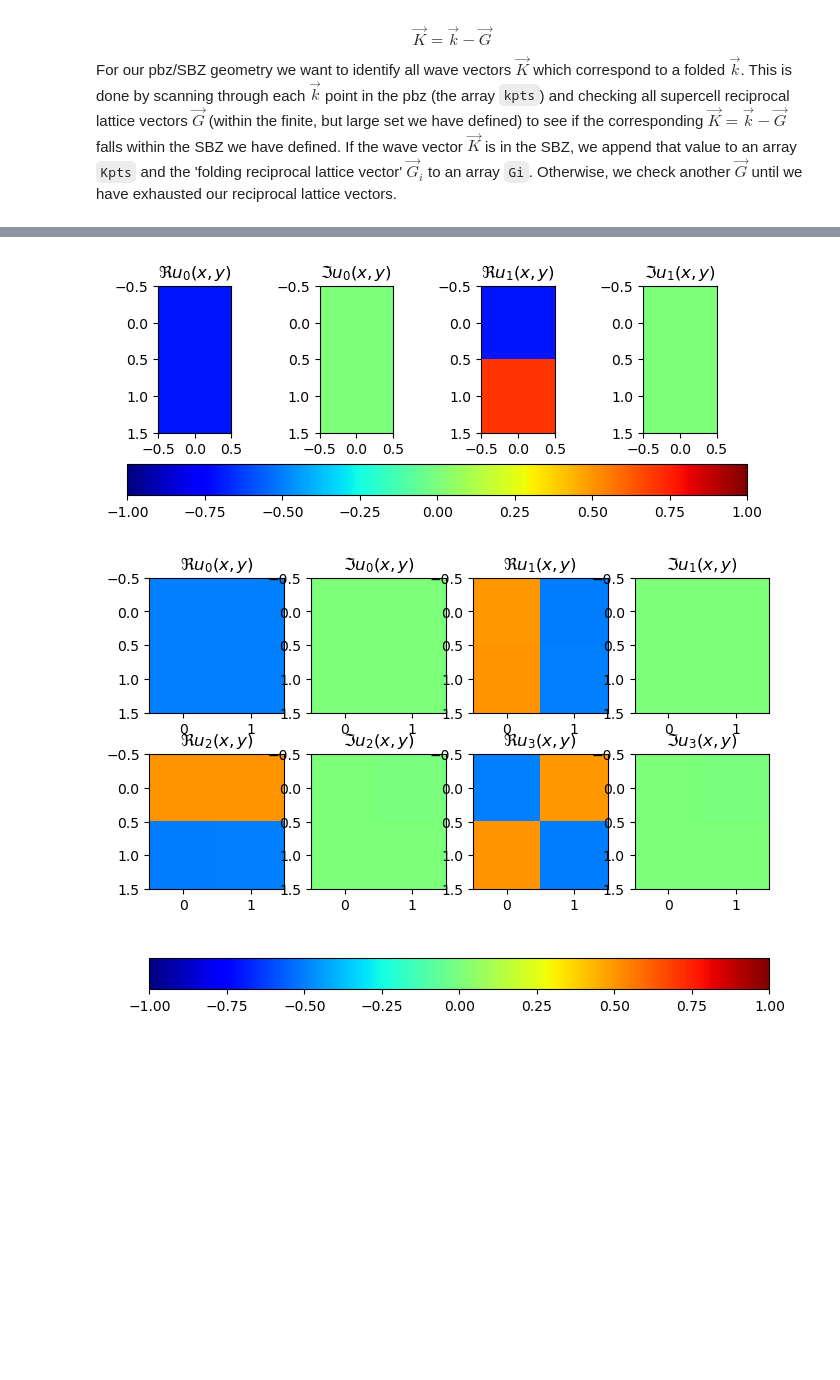
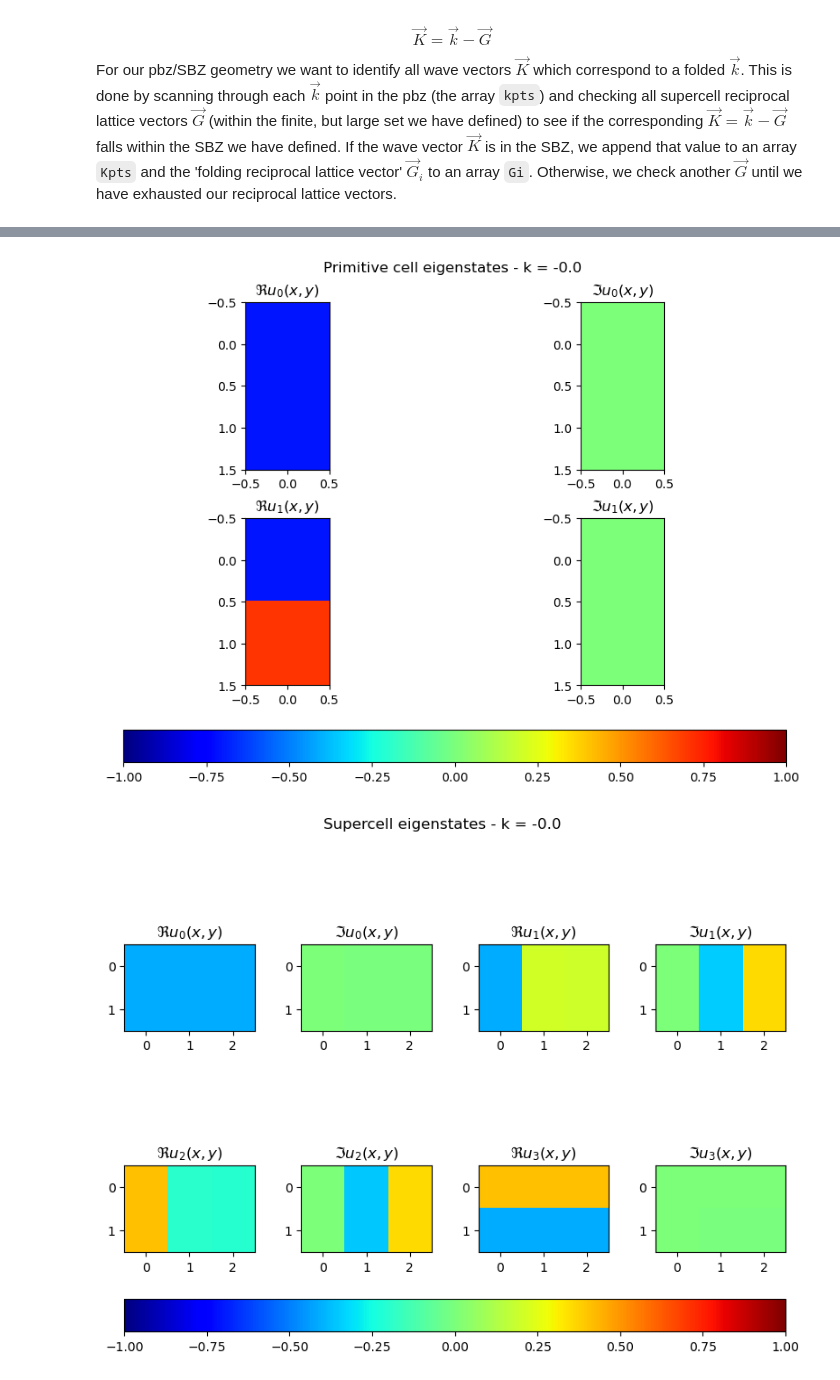
Before and after one commit to Jcrewse/helical-materials, a Jupyter notebook: kwant/ladder.ipynb, the cells around one changed output, grey strips where cells are left out. Drawn from its saved outputs; the diff is of its cells as text; code cells hidden in the pictures; blank space fills up the shorter version.

```diff
--- a/kwant/ladder.ipynb
+++ b/kwant/ladder.ipynb
@@ -73,6 +78,8 @@ pi = np.pi
 # %%
 from math import cos
 
+# Define the system Hamiltonian
+# -----------------------------------------------------------------------------
 def hamiltonian(a, b, width, hops, phi, N_phi = 1, finite = False):
 
     u, t, v, w = hops
@@ -85,11 +92,13 @@ def hamiltonian(a, b, width, hops, phi, N_phi = 1, finite = False):
     sys = kwant.Builder()
     if finite:
         # Create a finite sizes system to show structure
-        sys[lat.shape((lambda pos: (pos[1] >= 0 and pos[1] < b*width) and (pos[0] >= 0 and pos[0] < N_phi*a)), (0,0))] = u
+        sys[lat.shape((lambda pos: (pos[1] >= 0 and pos[1] < b*width)
+                       and (pos[0] >= 0 and pos[0] < N_phi*a)), (0,0))] = u
     else:
         # Create an infinite system for band structure calculations
         sys = kwant.Builder(kwant.TranslationalSymmetry((N_phi*a,0)))
-        sys[lat.shape((lambda pos: (pos[1] >= 0 and pos[1] < b*width) and (pos[0] >= 0 and pos[0] < N_phi*a)), (0,0))] = u
+        sys[lat.shape((lambda pos: (pos[1] >= 0 and pos[1] < b*width)
+                       and (pos[0] >= 0 and pos[0] < N_phi*a)), (0,0))] = u
 
     # Intra-layer hoppings
     sys[kwant.builder.HoppingKind((0,1), lat, lat)]  = -t
@@ -207,10 +222,12 @@ $$\begin{equation*}
 For our pbz/SBZ geometry we want to identify all wave vectors $\vec{K}$ which correspond to a folded $\vec{k}$. This is done by scanning through each $\vec{k}$ point in the pbz (the array `kpts`) and checking all supercell reciprocal lattice vectors $\vec{G}$ (within the finite, but large set we have defined) to see if the corresponding $\vec{K} = \vec{k} - \vec{G}$ falls within the SBZ we have defined. If the wave vector $\vec{K}$ is in the SBZ, we append that value to an array `Kpts` and the 'folding reciprocal lattice vector' $\vec{G}_i$ to an array `Gi`. Otherwise, we check another $\vec{G}$ until we have exhausted our reciprocal lattice vectors.
 # %%
 # Define the pbz wave vectors k
+# -----------------------------------------------------------------------------
 # Don't include -pi exactly to avoid double counting
-kpts = np.linspace(-np.pi+1e-8, np.pi, N_kpts)
+kpts = np.linspace(-pi, pi - (1/N_kpts), N_kpts)
 
 # Calculate super cell K points from the pbz k points
+# -----------------------------------------------------------------------------
 def get_K_from_k(kpts, G_vecs, G0):
     Kpts = []
     Gi   = []
@@ -315,25 +375,25 @@ SC_unk  = np.swapaxes(SC_unk,  0, 1)
 # %%
-ki = int(N_kpts/2)
-# Take a look at the first few eigenvectors for k=0
-fig = plt.figure(figsize = (8,6))
+# k = 0
+k0 = int(N_kpts/2)
+
+# Plot the primitive cell eigenstate
+# -----------------------------------------------------------------------------
+fig = plt.figure(figsize = (8,6), layout='constrained')
 ax_pc_unk = []
-print('Momentum: {}'.format(np.round(kpts[ki])))
 for n in range(N_pc_states):
     # Pick out n-th eigenval/vec
-    energy = pc_enk[ki, n]
-    state  = np.array(np.array_split(pc_unk[:, ki, n], 1))
-
-    # User output
-    print('Eigenenergy {}: {:3.2f}'.format(n, energy))
-    print('Eigenstate {}: \n'.format(n) + str(state) + '\n')
+    energy = pc_enk[k0, n]
+    state  = np.array(np.array_split(pc_unk[:, k0, n], 1))
 
     # Plot onto real and imaginary axes
-    ax_re = fig.add_subplot(2, N_SC_states, 2*n+1)
-    ax_im = fig.add_subplot(2, N_SC_states, 2*(n+1))
-    ax_re.set_title('$\Re u_{}(x,y)$'.format(n, kpts[ki]))
-    ax_im.set_title('$\Im u_{}(x,y)$'.format(n, kpts[ki]))
-    plot_unk = ax_re.imshow(np.real(state).transpose(), vmin=-1, vmax = 1, cmap = 'jet')
-    plot_unk = ax_im.imshow(np.imag(state).transpose(), vmin=-1, vmax = 1, cmap = 'jet')
+    ax_re = fig.add_subplot(2, N_pc_states, 2*n+1)
+    ax_im = fig.add_subplot(2, N_pc_states, 2*(n+1))
+    ax_re.set_title('$\Re u_{}(x,y)$'.format(n))
+    ax_im.set_title('$\Im u_{}(x,y)$'.format(n))
+    plot_unk = ax_re.imshow(np.real(state).transpose(),
+                            vmin=-1, vmax = 1, cmap = 'jet')
+    plot_unk = ax_im.imshow(np.imag(state).transpose(),
+                            vmin=-1, vmax = 1, cmap = 'jet')
 
     # Add axes to array for colorbar placement
     ax_pc_unk.append(ax_re)
@@ -341,27 +401,29 @@ for n in range(N_pc_states):
 
 # Create the color bar
 fig.colorbar(plot_unk, ax = ax_pc_unk[:], location = 'bottom')
+fig.suptitle('Primitive cell eigenstates - k = {}'.format(np.round(kpts[k0])))
 
-# Take a look at the first few eigenvectors for k=0
-fig = plt.figure(figsize = (8,6))
+# Plot the supercell eigenstates
+# -----------------------------------------------------------------------------
+fig = plt.figure(figsize = (8,6), layout='constrained')
 ax_SC_unk = []
-print('Momentum: {}'.format(kpts[ki]))
+N_SC_states = 4
 for n in range(N_SC_states):
     # Pick out n-th eigenval/vec
-    energy = SC_enk[ki, n]
-    state  = np.array(np.array_split(SC_unk[:, ki, n], N_phi))
+    energy = SC_enk[k0, n]
+    state  = np.array(np.array_split(SC_unk[:, k0, n], N_phi))
 
-    # User output
-    print('Eigenenergy {}: {:3.2f}'.format(n, energy))
-    print('Eigenstate {}: \n'.format(n) + str(state) + '\n')
-
-    # Plot onto real and imaginary axes
+    # Create axes, set titles
     ax_re = fig.add_subplot(2, N_SC_states, 2*n+1)
     ax_im = fig.add_subplot(2, N_SC_states, 2*(n+1))
-    ax_re.set_title('$\Re u_{}(x,y)$'.format(n, kpts[ki]))
-    ax_im.set_title('$\Im u_{}(x,y)$'.format(n, kpts[ki]))
-    plot_unk = ax_re.imshow(np.real(state).transpose(), vmin=-1, vmax = 1, cmap = 'jet')
-    plot_unk = ax_im.imshow(np.imag(state).transpose(), vmin=-1, vmax = 1, cmap = 'jet')
+    ax_re.set_title('$\Re u_{}(x,y)$'.format(n))
+    ax_im.set_title('$\Im u_{}(x,y)$'.format(n))
+
+    # Plot the image
+    plot_unk = ax_re.imshow(np.real(state).transpose(),
+                            vmin=-1, vmax = 1, cmap = 'jet')
+    plot_unk = ax_im.imshow(np.imag(state).transpose(),
+                            vmin=-1, vmax = 1, cmap = 'jet')
 
     # Add axes to array for colorbar placement
     ax_SC_unk.append(ax_re)
@@ -369,6 +431,7 @@ for n in range(N_SC_states):
 
 # Create the color bar
 fig.colorbar(plot_unk, ax = ax_SC_unk[:], location = 'bottom')
+fig.suptitle('Supercell eigenstates - k = {}'.format(np.round(Kpts[k0])))
 
 plt.show()
 # %% [output]
@@ -392,2 +438,2 @@ Eigenstate 3:
-[figure, old version]
+[figure, new version]
-[figure, old version]
+[figure, new version]
```
Also changed, not shown: parts of 35 cells of this notebook, 12 other files.
